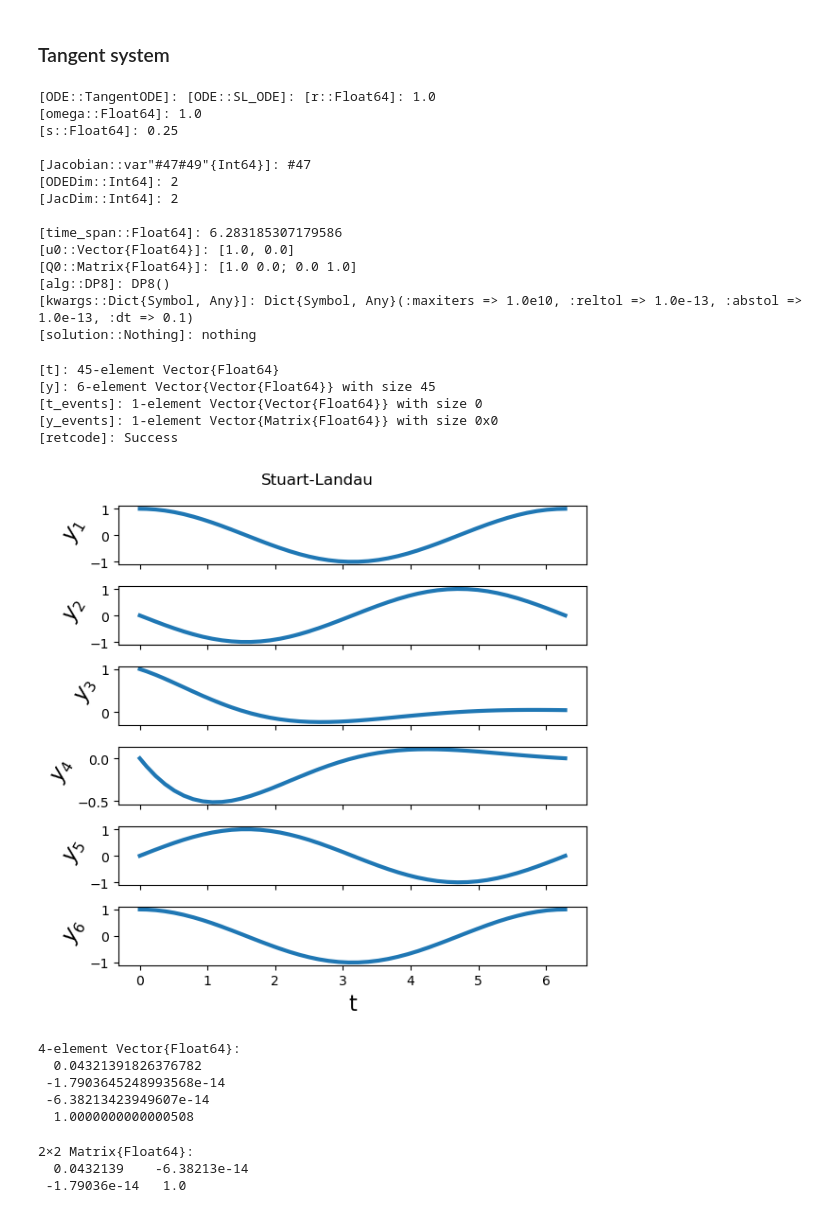
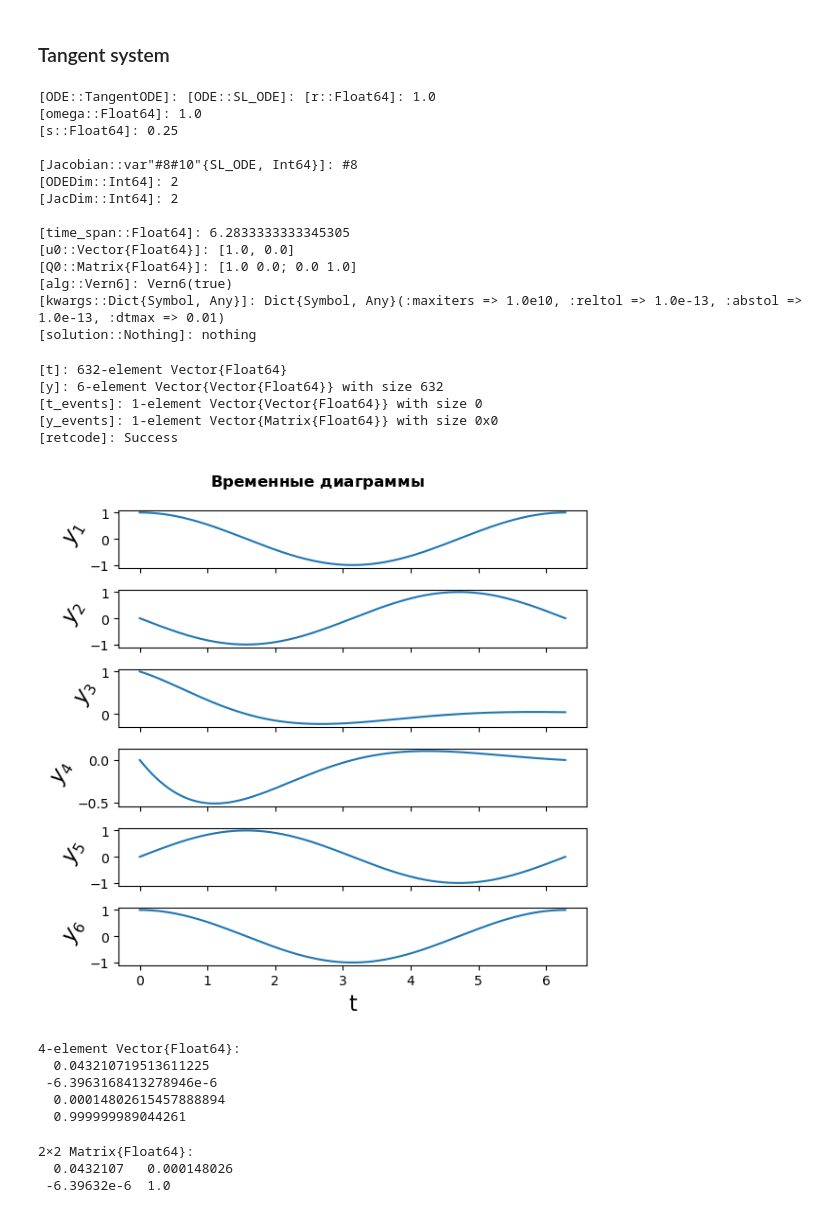
Before and after one commit to Artyom91150/Coupled_contours, a Jupyter notebook: SL_notebook.ipynb, the cells around one changed output. Saved outputs shown, nothing was run; the diff lists cells and outputs as text; code cells hidden in the pictures.

```diff
--- a/SL_notebook.ipynb
+++ b/SL_notebook.ipynb
@@ -46,9 +46,9 @@ time_span = 100.0
 ic = [1.0, 0.0]
 
 trans_time = 10.0
-alg = DP8()
+alg = Vern6()
 callback = nothing
-kwargs = Dict(:dt => 1e-1, :abstol => 1e-13, :reltol => 1e-13, :maxiters => 1e10)
+kwargs = Dict(:dtmax => 1e-2, :abstol => 1e-13, :reltol => 1e-13, :maxiters => 1e10)
 
 
 ODESolve = ODESolve_Task(SL, time_span, ic; trans_time, alg, callback, kwargs)
@@ -102,52 +138,49 @@ period = getPeriodTime(sol)
 # %%
 SL_tg = TangentODE(SL, 2)
 
-time_span = 2*pi
+time_span = period
 u0 = [1.0, 0.0]
 Q0 = [1.0 0.0; 0.0 1.0]
 
-alg = DP8()
-kwargs = Dict(:dt => 1e-1, :abstol => 1e-13, :reltol => 1e-13, :maxiters => 1e10)
-
 ODESolve = TanODESolve_Task(SL_tg, time_span, u0, Q0; alg, kwargs)
 # %% [output]
 [ODE::TangentODE]: [ODE::SL_ODE]: [r::Float64]: 1.0
 [omega::Float64]: 1.0
 [s::Float64]: 0.25
 
-[Jacobian::var"#47#49"{Int64}]: #47
+[Jacobian::var"#8#10"{SL_ODE, Int64}]: #8
 [ODEDim::Int64]: 2
 [JacDim::Int64]: 2
 
-[time_span::Float64]: 6.283185307179586
+[time_span::Float64]: 6.2833333333345305
 [u0::Vector{Float64}]: [1.0, 0.0]
 [Q0::Matrix{Float64}]: [1.0 0.0; 0.0 1.0]
-[alg::DP8]: DP8()
-[kwargs::Dict{Symbol, Any}]: Dict{Symbol, Any}(:maxiters => 1.0e10, :reltol => 1.0e-13, :abstol => 1.0e-13, :dt => 0.1)
+[alg::Vern6]: Vern6(true)
+[kwargs::Dict{Symbol, Any}]: Dict{Symbol, Any}(:maxiters => 1.0e10, :reltol => 1.0e-13, :abstol => 1.0e-13, :dtmax => 0.01)
 [solution::Nothing]: nothing
 # %%
 tansol = ODESolve()
 # %% [output]
-[t]: 45-element Vector{Float64}
-[y]: 6-element Vector{Vector{Float64}} with size 45
+[t]: 632-element Vector{Float64}
+[y]: 6-element Vector{Vector{Float64}} with size 632
 [t_events]: 1-element Vector{Vector{Float64}} with size 0
 [y_events]: 1-element Vector{Matrix{Float64}} with size 0x0
 [retcode]: Success
 # %%
-fig = plotTimeSeries(tansol; plot_properties = TS_properties);
+fig = plotTimeSeries(tansol);
 # %% [output]
-[figure, old version]
+[figure, new version]
 # %%
 W = [y[end] for y in tansol.y][3:6]
 # %% [output]
 4-element Vector{Float64}:
-  0.04321391826376782
- -1.7903645248993568e-14
- -6.38213423949607e-14
-  1.0000000000000508
+  0.043210719513611225
+ -6.3963168413278946e-6
+  0.00014802615457888894
+  0.999999989044261
 # %%
 reshape(W, (2, 2))
 # %% [output]
 2×2 Matrix{Float64}:
-  0.0432139    -6.38213e-14
- -1.79036e-14   1.0
+  0.0432107   0.000148026
+ -6.39632e-6  1.0
```
Also changed, not shown: parts of 11 cells of this notebook, 2 other files.
